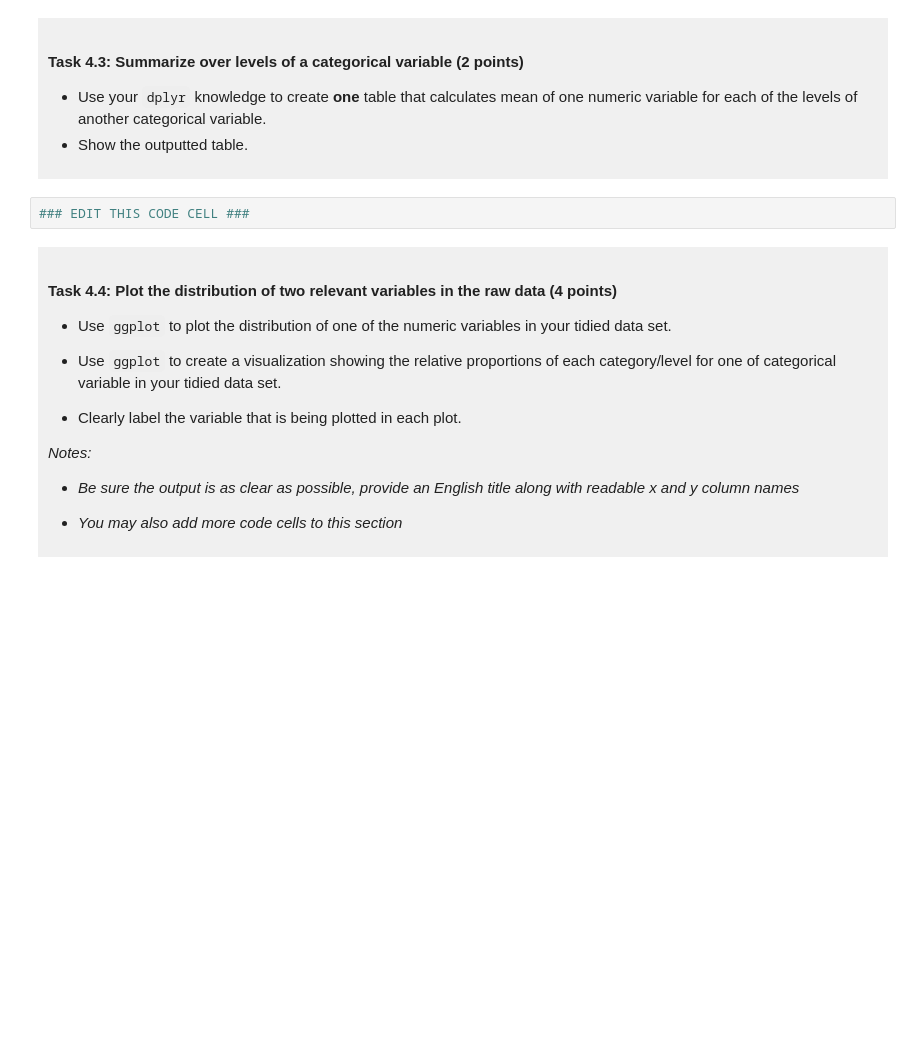
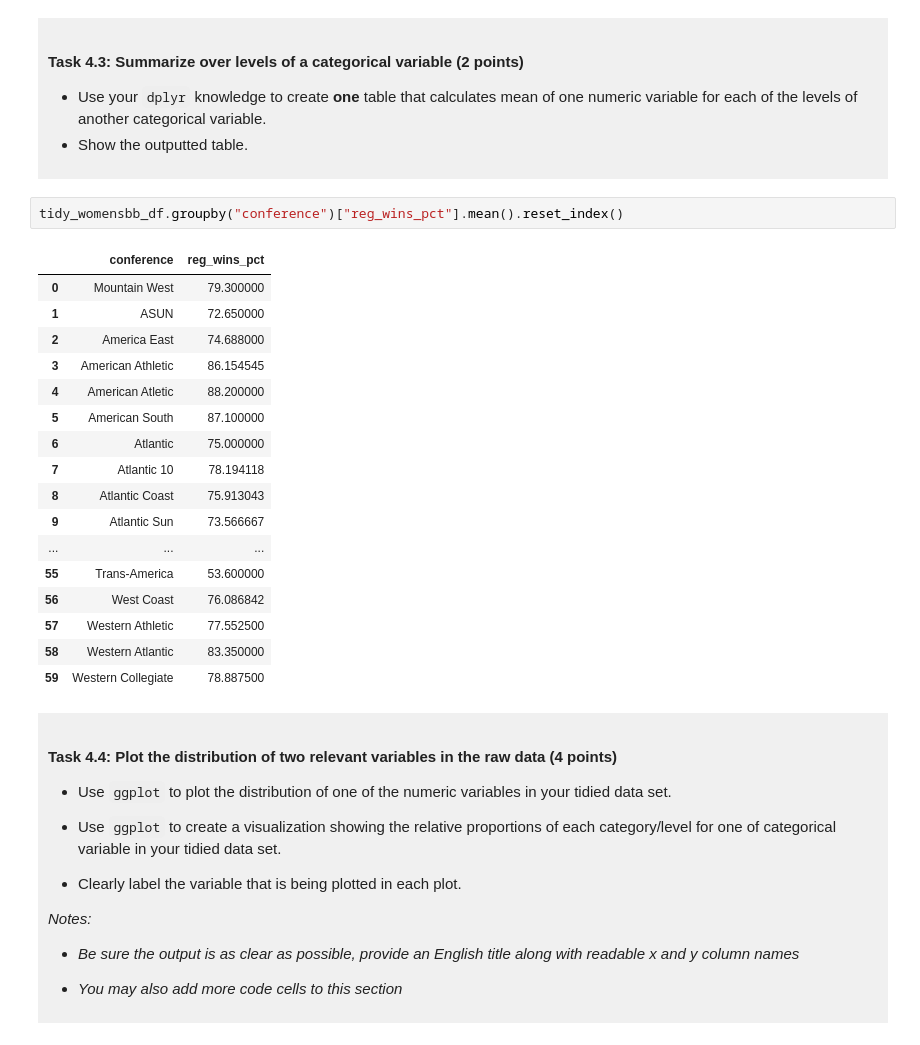
Before and after one commit to malaimirza/dsci-100-project-malaika-mirza, a Jupyter notebook: dsci-100-project-notebook.ipynb, the cells around one changed output. Cells and saved outputs as stored; diff of their text form; blank space fills up the shorter version.

```diff
--- a/dsci-100-project-notebook.ipynb
+++ b/dsci-100-project-notebook.ipynb
@@ -265,7 +278,25 @@ You will refine your research question (if needed) and produce a tidy data set.
 - Show the outputted table.
 </div>
 # %%
-### EDIT THIS CODE CELL ###
+tidy_womensbb_df.groupby("conference")["reg_wins_pct"].mean().reset_index()
+# %% [output]
+|  | conference | reg_wins_pct |
+| 0 | Mountain West | 79.300000 |
+| 1 | ASUN | 72.650000 |
+| 2 | America East | 74.688000 |
+| 3 | American Athletic | 86.154545 |
+| 4 | American Atletic | 88.200000 |
+| 5 | American South | 87.100000 |
+| 6 | Atlantic | 75.000000 |
+| 7 | Atlantic 10 | 78.194118 |
+| 8 | Atlantic Coast | 75.913043 |
+| 9 | Atlantic Sun | 73.566667 |
+| ... | ... | ... |
+| 55 | Trans-America | 53.600000 |
+| 56 | West Coast | 76.086842 |
+| 57 | Western Athletic | 77.552500 |
+| 58 | Western Atlantic | 83.350000 |
+| 59 | Western Collegiate | 78.887500 |
 # %% [markdown]
 <div style="background-color: #f0f0f0; padding: 10px;">
 
```
Also changed, not shown: parts of 9 cells of this notebook.
